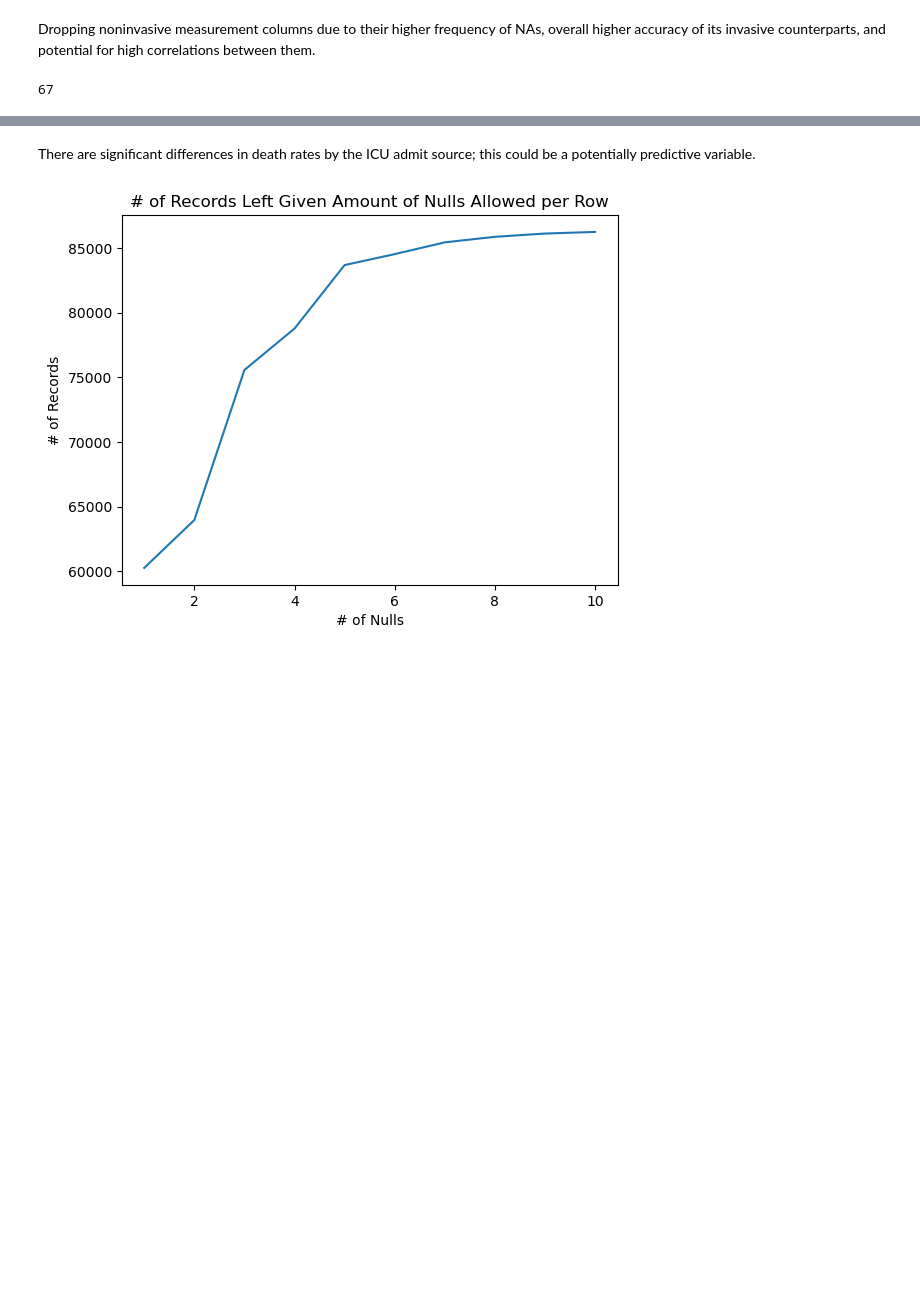
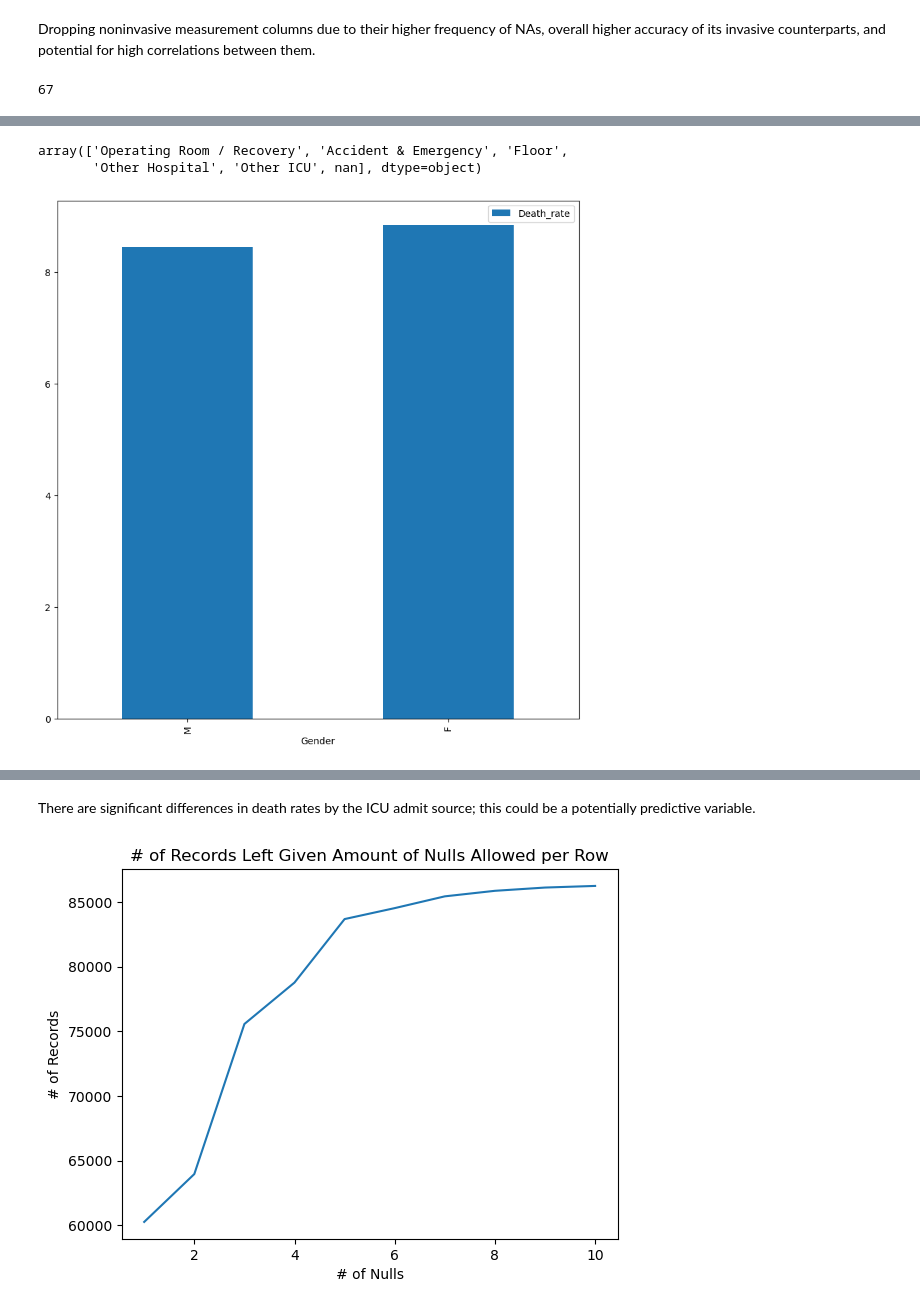
Before and after one commit to btchae/DS5110_Project, a Jupyter notebook: DS5110_Final_Project.ipynb, the cells around one changed output, grey strips where cells are left out. Cells and saved outputs as stored; diff of their text form; code cells hidden in the pictures; blank space fills up the shorter version.

```diff
--- a/DS5110_Final_Project.ipynb
+++ b/DS5110_Final_Project.ipynb
@@ -96,0 +204,25 @@ len(data.columns)
+# %%
+#Seeing if ICU admit source has something to do with measuring mbp
+df_new1[df_new1['h1_mbp_noninvasive_min'].isnull()].icu_admit_source.unique()
+# %% [output]
+array(['Operating Room / Recovery', 'Accident & Emergency', 'Floor',
+       'Other Hospital', 'Other ICU', nan], dtype=object)
+# %%
+#Deathrate by gender
+def plot_gender(df: pd.DataFrame):
+    a = df[['gender','hospital_death']][(df['gender']=='M') & (df['hospital_death']==1)]
+    b = df[['gender','hospital_death']][(df['gender']=='F') & (df['hospital_death']==1)]
+    d_ratem = len(a)/df['gender'].value_counts()['M']
+    d_ratef = len(b)/(df['gender'].value_counts()['F'])
+    g_data = pd.DataFrame({
+        'Gender': ['M', 'F'],
+        'Death_rate': [d_ratem*100, d_ratef*100]
+    })
+    g_data.index = g_data['Gender']
+    g_data.plot(kind='bar')
+    plot_width, plot_height = (10,10)
+    plt.rcParams['figure.figsize'] = (plot_width,plot_height)
+    plt.show()
+plot_gender(eda_viz_df)
+# %% [output]
+[figure, added]
```
Also changed, not shown: parts of 10 cells of this notebook.
